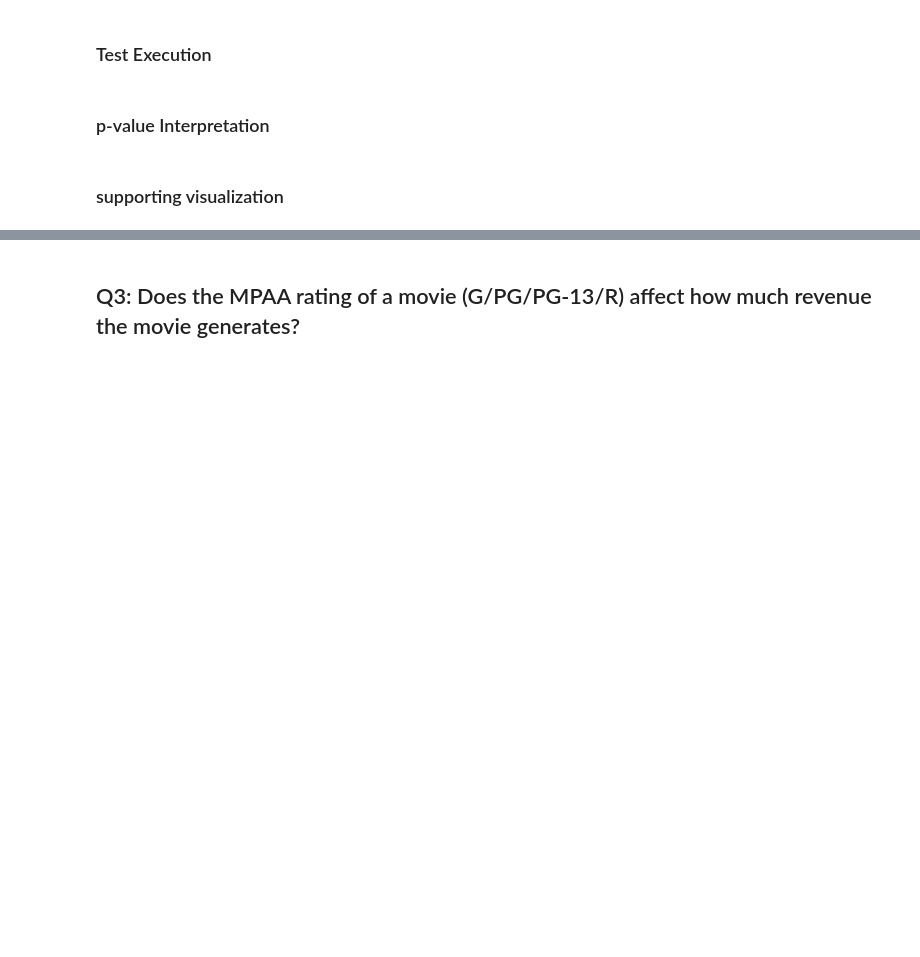
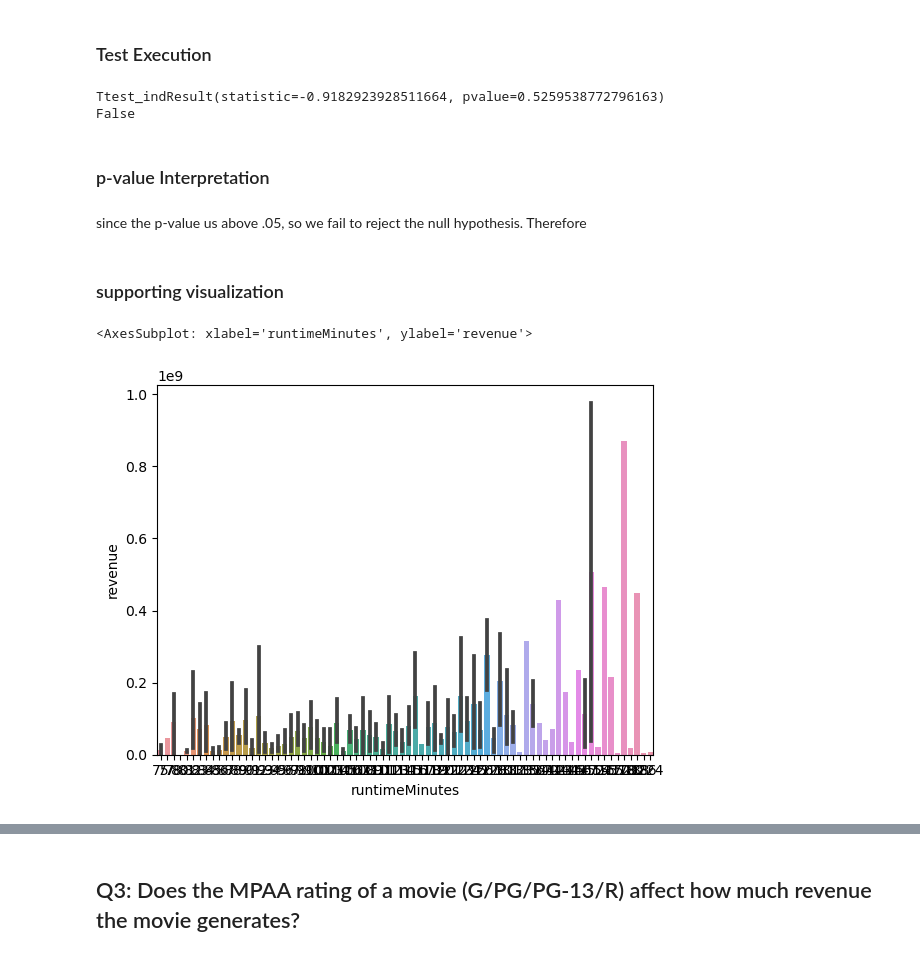
Before and after one commit to hawkeyedatatsai/IMDB-Data, a Jupyter notebook: IMDB Data Part-4.ipynb, the cells around one changed output, grey strips where cells are left out. Saved outputs shown, nothing was run; the diff lists cells and outputs as text; code cells hidden in the pictures; blank space fills up the shorter version.

```diff
--- a/IMDB Data Part-4.ipynb
+++ b/IMDB Data Part-4.ipynb
@@ -289,13 +346,21 @@ print(result.pvalue < 0.05)
 ### Test Execution
 # %%
 # 2-sample (independent) t-test with equal_var = False
-result = stats.ttest_ind(result_has_discount, result_no_discount,
+result = stats.ttest_ind(result_long, result_short,
                         equal_var = False)
 print(result)
 print(result.pvalue < 0.05)
+# %% [output]
+Ttest_indResult(statistic=-0.9182923928511664, pvalue=0.5259538772796163)
+False
 # %% [markdown]
 ### p-value Interpretation
+# %% [markdown]
+since the p-value us above .05, so we fail to reject the null hypothesis. Therefore
 # %% [markdown]
 ### supporting visualization
 # %%
-sns.barplot(data=plot_df, x='revenue',y='runtimeMinutes')
+sns.barplot(data=time_df, y='revenue',x='runtimeMinutes')
+# %% [output]
+<AxesSubplot: xlabel='runtimeMinutes', ylabel='revenue'>
+[figure, added]
```
Also changed, not shown: parts of 18 cells of this notebook.
